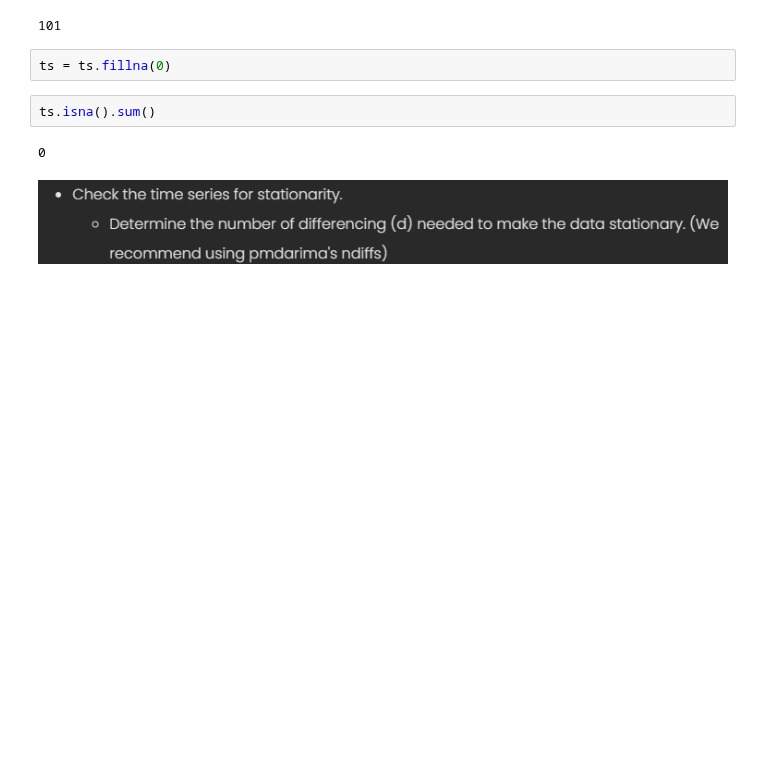
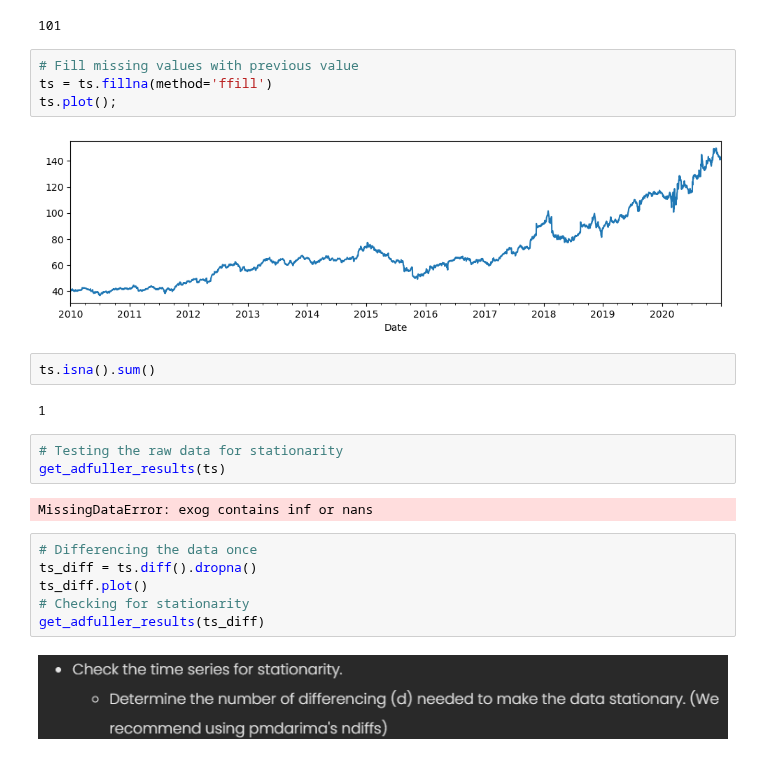
Before and after one commit to lrnrdr/Core-ARIMA-Models, a Jupyter notebook: Core_ARIMA.ipynb, the cells around one changed output. Cells and saved outputs as stored; diff of their text form; blank space fills up the shorter version.

```diff
--- a/Core_ARIMA.ipynb
+++ b/Core_ARIMA.ipynb
@@ -195,11 +195,26 @@ ts.isna().sum()
 # %% [output]
 101
 # %%
-ts = ts.fillna(0)
+# Fill missing values with previous value
+ts = ts.fillna(method='ffill')
+ts.plot();
+# %% [output]
+[figure, added]
 # %%
 ts.isna().sum()
 # %% [output]
-0
+1
+# %%
+# Testing the raw data for stationarity
+get_adfuller_results(ts)
+# %% [output]
+MissingDataError: exog contains inf or nans
+# %%
+# Differencing the data once
+ts_diff = ts.diff().dropna()
+ts_diff.plot()
+# Checking for stationarity
+get_adfuller_results(ts_diff)
 # %% [markdown]
 ![image.png](attachment:8c4af68d-f7de-4797-b193-2b0158c78712.png)
 # %% [markdown]
```
Also changed, not shown: parts of 8 cells of this notebook.
